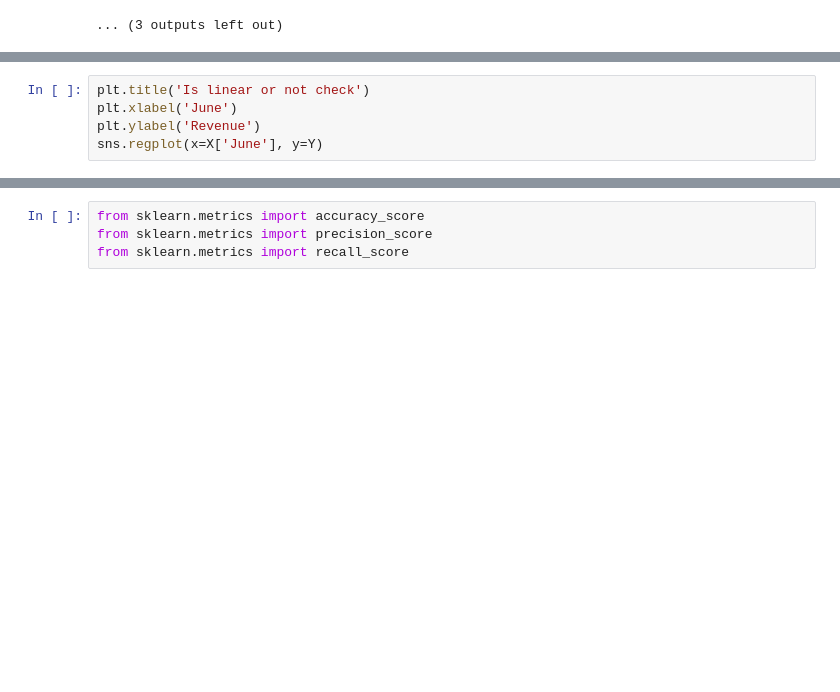
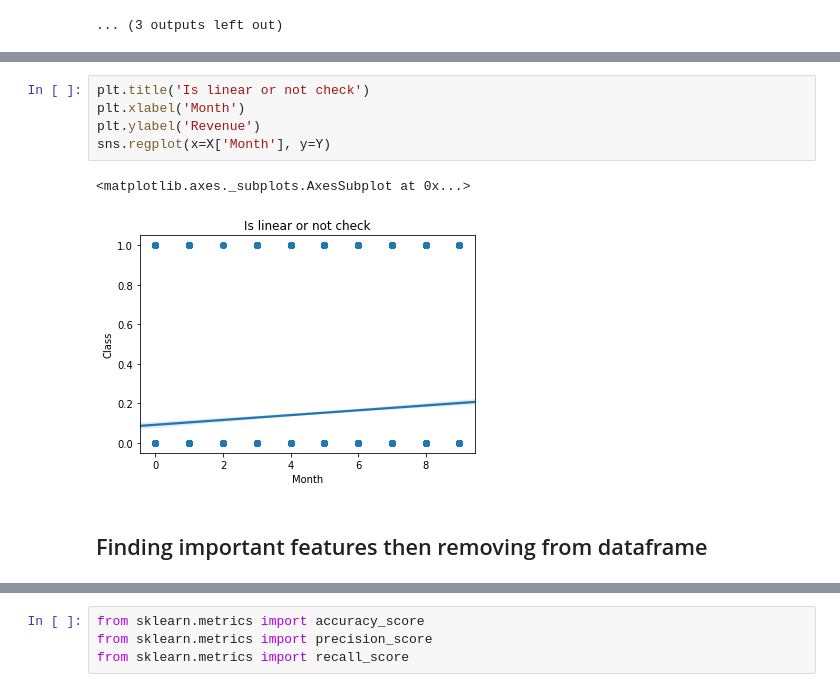
Before and after one commit to manjushadevim/ML_Project_302, a Jupyter notebook: customerintention2.ipynb, the cells around one changed output, grey strips where cells are left out. Saved outputs shown, nothing was run; the diff lists cells and outputs as text; blank space fills up the shorter version.

```diff
--- a/customerintention2.ipynb
+++ b/customerintention2.ipynb
@@ -222,5 +283,10 @@ for idx,column in enumerate(X.columns):
 # %%
 plt.title('Is linear or not check')
-plt.xlabel('June')
+plt.xlabel('Month')
 plt.ylabel('Revenue')
-sns.regplot(x=X['June'], y=Y)
+sns.regplot(x=X['Month'], y=Y)
+# %% [output]
+<matplotlib.axes._subplots.AxesSubplot at 0x...>
+[figure, added]
+# %% [markdown]
+## Finding important features then removing from dataframe
```
Also changed, not shown: parts of 22 cells of this notebook.
